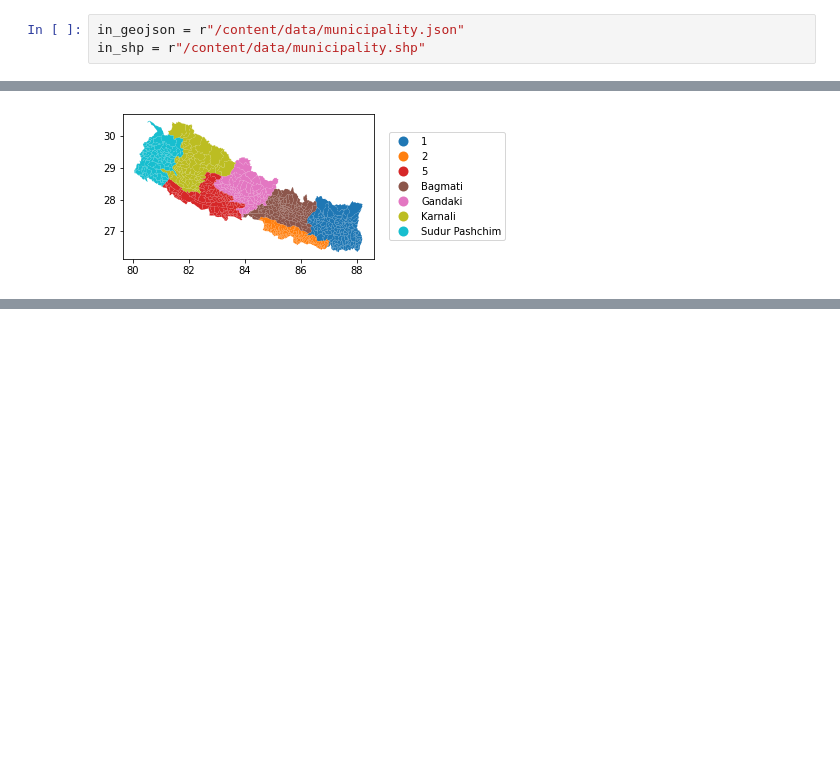
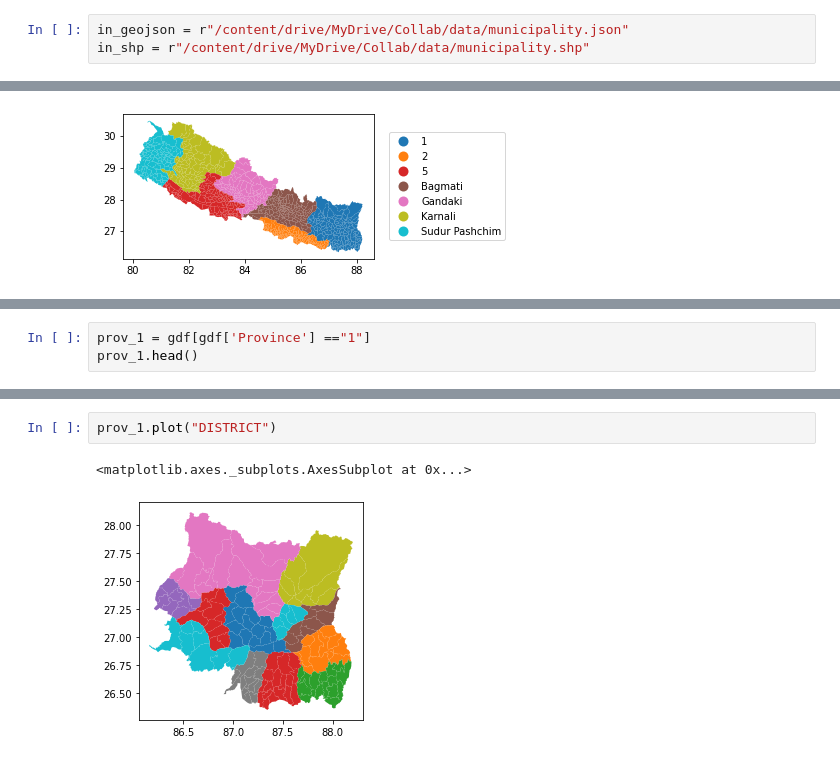
Before and after one commit to Gauravparajuli09/python, a Jupyter notebook: python.ipynb, the cells around one changed output, grey strips where cells are left out. Drawn from its saved outputs; the diff is of its cells as text; blank space fills up the shorter version.

```diff
--- a/python.ipynb
+++ b/python.ipynb
@@ -27,8 +27,8 @@ Successfully installed click-plugins-1.1.1 cligj-0.7.2 fiona-1.8.21 geopandas-0.
 # %%
 import geopandas as gpd
 # %%
-in_geojson = r"/content/data/municipality.json"
-in_shp = r"/content/data/municipality.shp"
+in_geojson = r"/content/drive/MyDrive/Collab/data/municipality.json"
+in_shp = r"/content/drive/MyDrive/Collab/data/municipality.shp"
 # %%
 gdf = gpd.read_file(in_geojson)
 gdf.head()
@@ -98,0 +118,3 @@ leg.set_bbox_to_anchor((1.04,0.5))
+# %%
+prov_1 = gdf[gdf['Province'] =="1"]
+prov_1.head()
@@ -98,0 +128,5 @@ leg.set_bbox_to_anchor((1.04,0.5))
+# %%
+prov_1.plot("DISTRICT")
+# %% [output]
+<matplotlib.axes._subplots.AxesSubplot at 0x...>
+[figure, added]
```
Also changed, not shown: parts of 33 cells of this notebook.
